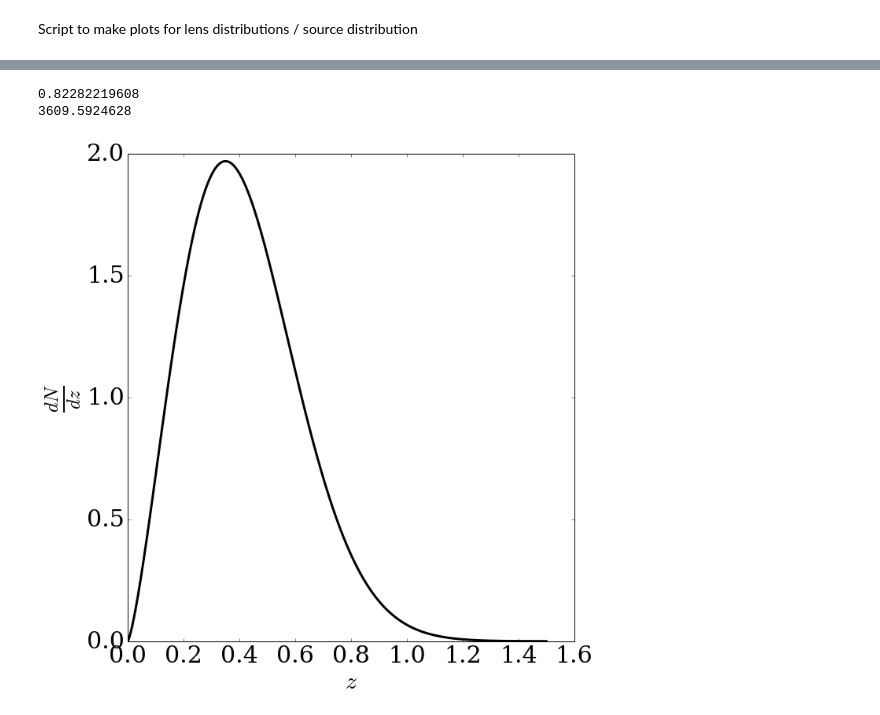
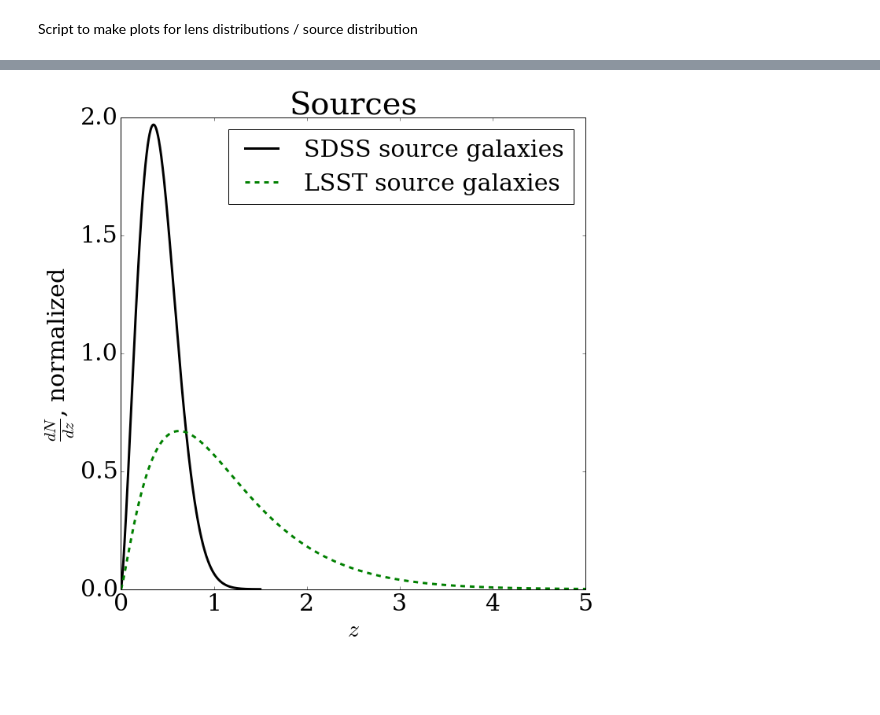
Before and after one commit to c-d-leonard/IA_GGL, a Jupyter notebook: NofZ_plots_paper.ipynb, the cells around one changed output, grey strips where cells are left out. Cells and saved outputs as stored; diff of their text form; code cells hidden in the pictures; blank space fills up the shorter version.

```diff
--- a/NofZ_plots_paper.ipynb
+++ b/NofZ_plots_paper.ipynb
@@ -84,40 +95,42 @@ plt.savefig('./plots/NofZ_lens_DESI.png')
 # %%
-(z_SDSS_src, dNdz_unorm_SDSS) = setup.get_NofZ_unnormed([2.338, 0.303], 'Nakajima', 0., 1.5, 1000)
+(z_SDSS_src, dNdz_unorm_SDSS) = setup.get_NofZ_unnormed([2.338, 0.303], 'Nakajima', 0., 1.5, 1000, 'SDSS')
 norm = scipy.integrate.simps(dNdz_unorm_SDSS, z_SDSS_src)
 dNdz_SDSS = dNdz_unorm_SDSS / norm
 
-(z_LSST_src, dNdz_unorm_LSST) = setup.get_NofZ_unnormed([1.24, 0.51, 1.01], 'Smail', 0., 5.0, 1000)
+(z_LSST_src, dNdz_unorm_LSST) = setup.get_NofZ_unnormed([1.24, 0.51, 1.01], 'Smail', 0., 5.0, 1000, "LSST_DESI")
 norm = scipy.integrate.simps(dNdz_unorm_LSST, z_LSST_src)
 dNdz_LSST = dNdz_unorm_LSST / norm
 # %%
 # SDSS shapes sources
 
-Nnu	=	3.046    # Massless neutrinos
+"""Nnu	=	3.046    # Massless neutrinos
 HH0 = 67.26
 OmR	=	2.47*10**(-5)/(HH0/100.)**2
 OmN	=	Nnu*(7./8.)*(4./11.)**(4./3.)*OmR
 OmB	=	0.02222/(HH0/100.)**2
 OmC	=	0.1199/(HH0/100.)**2
 
 (zcom, comz) = setup.z_interpof_com('LSST_DESI')
 
 print zcom(comz(0.77) + 100)
 
-print comz(zcom(comz(0.77) + 100)) * (1. + zcom(comz(0.77) + 100))
+print comz(zcom(comz(0.77) + 100)) * (1. + zcom(comz(0.77) + 100))"""
 
 plt.figure(figsize=(10,10))
 plt.rcParams["font.family"] = "serif"
-plt.plot(z_SDSS_src, dNdz_SDSS, 'k', linewidth=3)
+plt.plot(z_SDSS_src, dNdz_SDSS, 'k', linewidth=3, label='SDSS source galaxies')
+plt.hold(True)
+plt.plot(z_LSST_src, dNdz_LSST, 'g', linestyle='--', linewidth=3, label='LSST source galaxies')
 plt.xlabel('$z$', fontsize=30)
-plt.ylabel('$\\frac{dN}{dz}$', fontsize=35)
+plt.ylabel('$\\frac{dN}{dz}$, normalized', fontsize=30)
 plt.tick_params(axis='both', labelsize='30')
+plt.legend(fontsize=30)
+plt.title('Sources', fontsize='40')
 plt.tight_layout()
-plt.show()
-#plt.savefig('./plots/NofZ_source_SDSS.png')
+#plt.show()
+plt.savefig('./plots/NofZ_source_bothsurveys.png')
 # %% [output]
-0.82282219608
-3609.5924628
-[figure, old version]
+[figure, new version]
 # %%
 # LSST shapes sources
 
```
Also changed, not shown: parts of 8 cells of this notebook, 58 other files.
